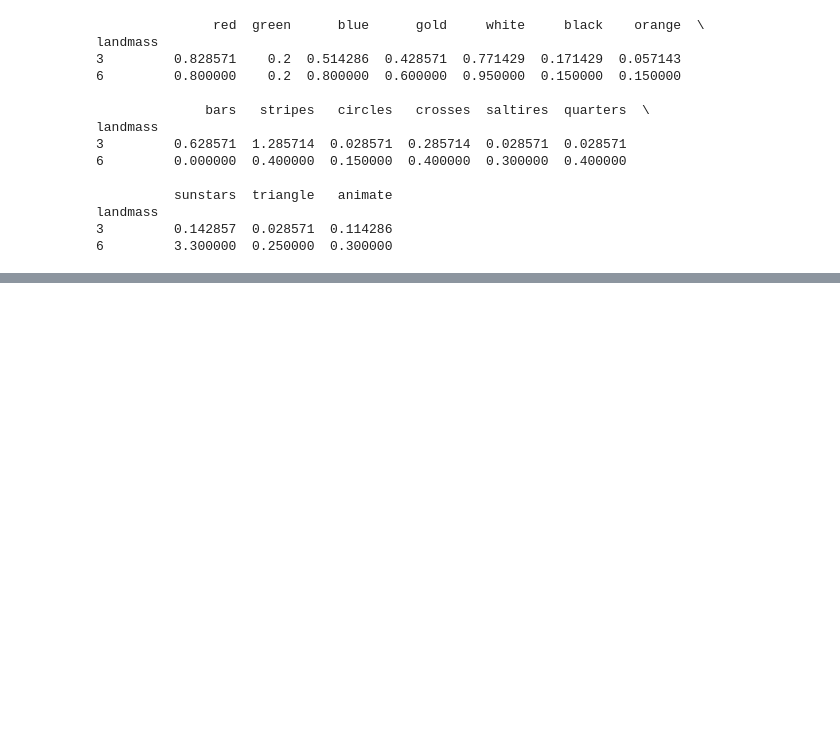
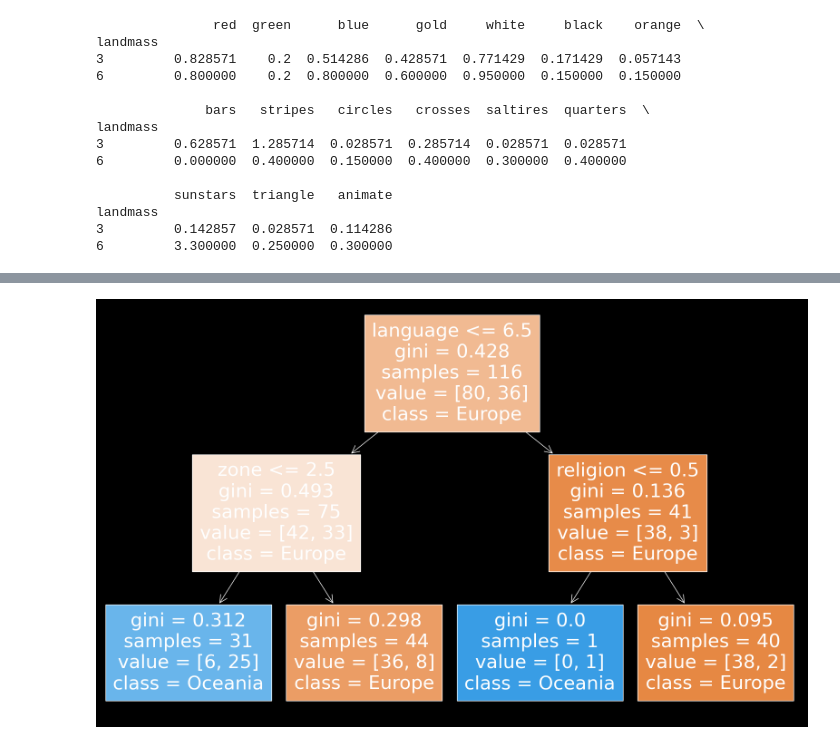
Before and after one commit to awkwardarm/Codecademy-Projects, a Jupyter notebook: Find The Flag/find_the_flag.ipynb, the cells around one changed output, grey strips where cells are left out. Cells and saved outputs as stored; diff of their text form; code cells hidden in the pictures; blank space fills up the shorter version.

```diff
--- a/Find The Flag/find_the_flag.ipynb
+++ b/Find The Flag/find_the_flag.ipynb
@@ -70,0 +131,20 @@ x_train, y_train, x_test, y_test = train_test_split(X, labels)
+# %%
+# get max score
+largest_accuracy = np.max(acc_pruned)
+
+# get index of max score, this is the max depth of the tree
+best_alpha = acc_pruned.index(largest_accuracy)
+# %%
+# Refit decision tree with max_depth and accuracy
+dt_final = DecisionTreeClassifier(random_state=1, max_depth= best_depth, ccp_alpha=best_alpha)
+dt_final.fit(x_train, y_train)
+
+# get list of feature names
+feature_names = list(X.columns)
+
+# plot the tree
+plt.figure(figsize=(20,12))
+tree.plot_tree(dt_final, filled=True, feature_names=feature_names, class_names = ['Europe', 'Oceania'])
+plt.show()
+# %% [output]
+[figure, added]
```
Also changed, not shown: parts of 4 cells of this notebook.
